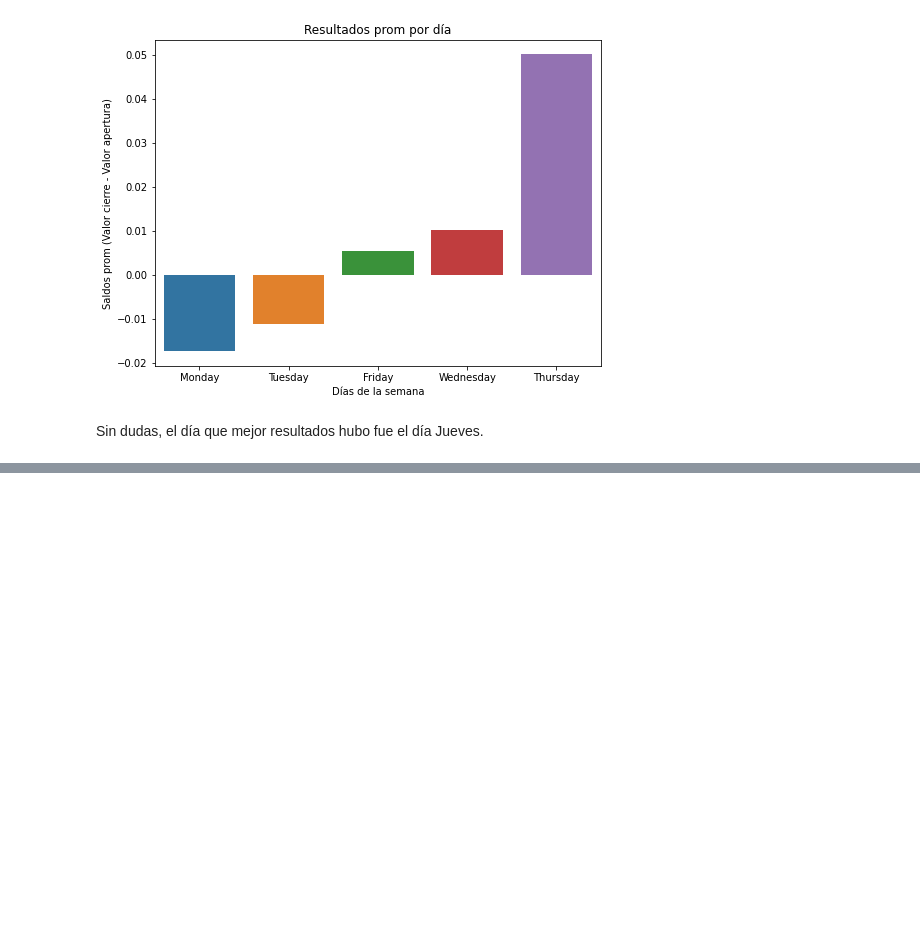
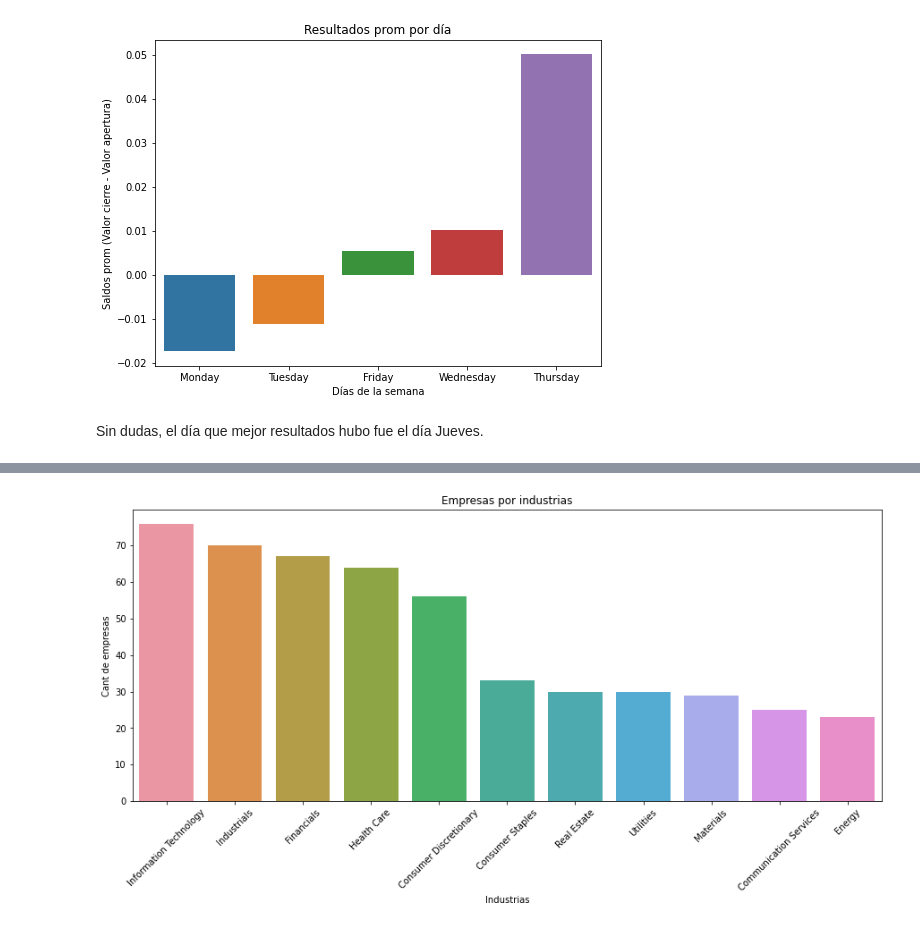
Before and after one commit to Ezemettler/PI2-DA, a Jupyter notebook: EDA_PI2DA.ipynb, the cells around one changed output, grey strips where cells are left out. Cells and saved outputs as stored; diff of their text form; code cells hidden in the pictures; blank space fills up the shorter version.

Commit message:
Cant de empresas por industria

```diff
--- a/EDA_PI2DA.ipynb
+++ b/EDA_PI2DA.ipynb
@@ -416,0 +419,7 @@ Sin dudas, el día que mejor resultados hubo fue el día Jueves.
+# %%
+industrias = empresas.groupby('GICS Sector').count()
+industrias['nombre'] = industrias.index
+industrias.reset_index(drop=True, inplace=True)
+industrias = industrias[ ['nombre', 'Symbol'] ]
+industrias.rename(columns={'Symbol': 'cant'}, inplace=True)
+industrias
@@ -416,0 +439,12 @@ Sin dudas, el día que mejor resultados hubo fue el día Jueves.
+# %%
+# Graficamos
+
+plt.figure(figsize=(15, 6))       # Tamaño de gráfico
+sns.barplot(x='nombre', y='cant', data=industrias, order=industrias.sort_values('cant', ascending=False).nombre)
+plt.title('Empresas por industrias')
+plt.xlabel('Industrias')
+plt.xticks(rotation = 45)
+plt.ylabel('Cant de empresas')
+plt.show()
+# %% [output]
+[figure, added]
```
Also changed, not shown: parts of 2 cells of this notebook.
